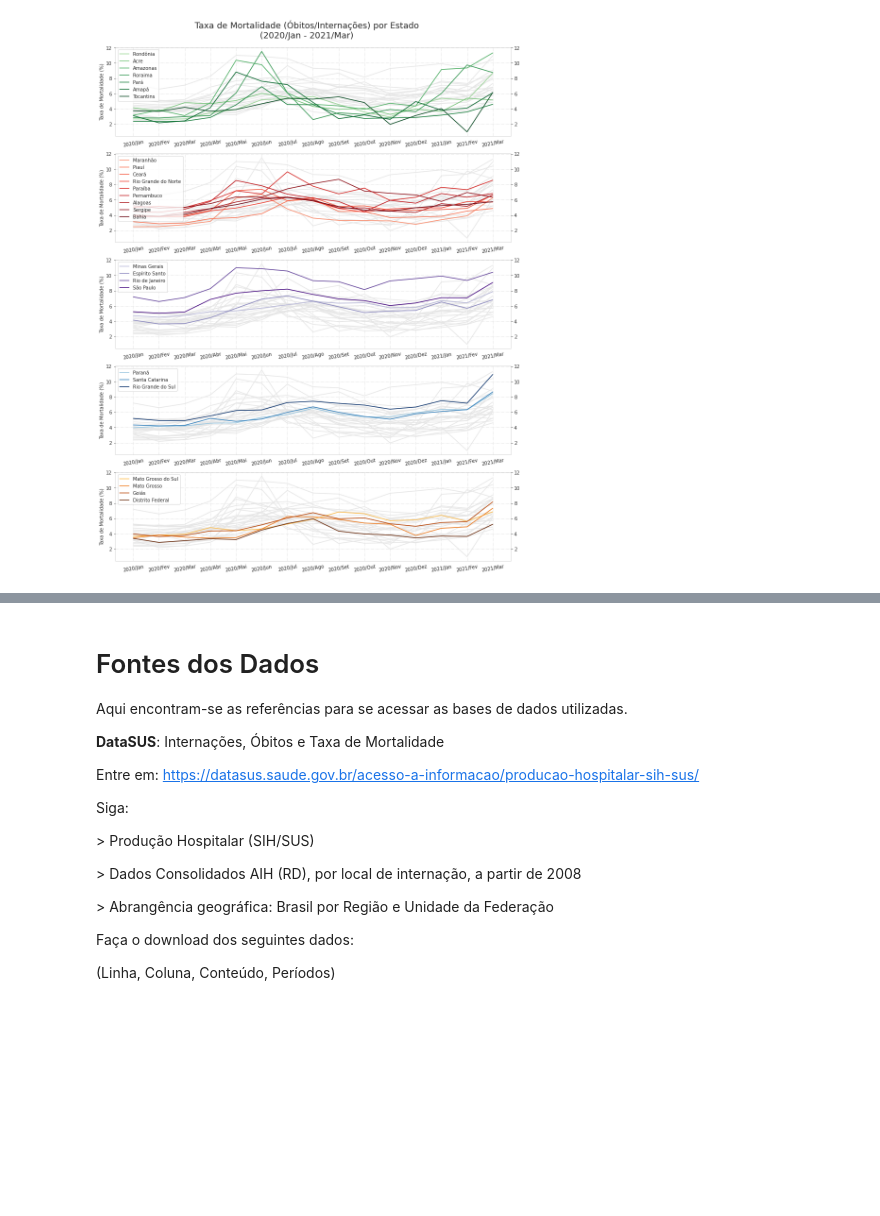
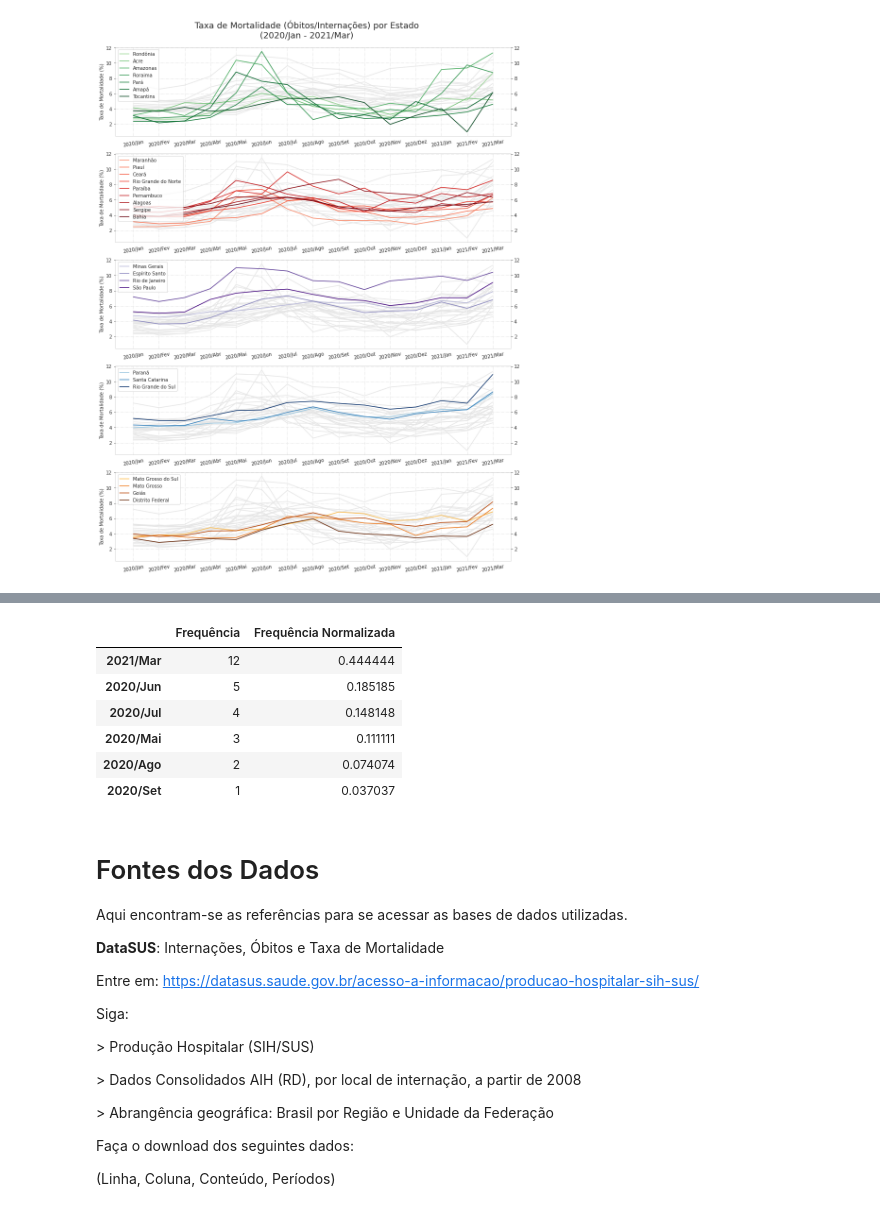
Before and after one commit to ecdyzone/internacoes-obitos-sus, a Jupyter notebook: projeto-modulo-1.ipynb, the cells around one changed output, grey strips where cells are left out. Cells and saved outputs as stored; diff of their text form; code cells hidden in the pictures; blank space fills up the shorter version.

```diff
--- a/projeto-modulo-1.ipynb
+++ b/projeto-modulo-1.ipynb
@@ -674,3 +681,16 @@ Fica claro que a tendência é de aumento, com prováveis novos recordes nesta s
+# %%
+pd.concat([valores_maximos_por_estado['Mês de Ocorrência'].value_counts(),
+           valores_maximos_por_estado['Mês de Ocorrência'].value_counts(normalize=True)],
+           axis=1,
+           keys=['Frequência', 'Frequência Normalizada'])
+# %% [output]
+|  | Frequência | Frequência Normalizada |
+| 2021/Mar | 12 | 0.444444 |
+| 2020/Jun | 5 | 0.185185 |
+| 2020/Jul | 4 | 0.148148 |
+| 2020/Mai | 3 | 0.111111 |
+| 2020/Ago | 2 | 0.074074 |
+| 2020/Set | 1 | 0.037037 |
 # %% [markdown]
 # Fontes dos Dados
 
```
Also changed, not shown: parts of 7 cells of this notebook.
